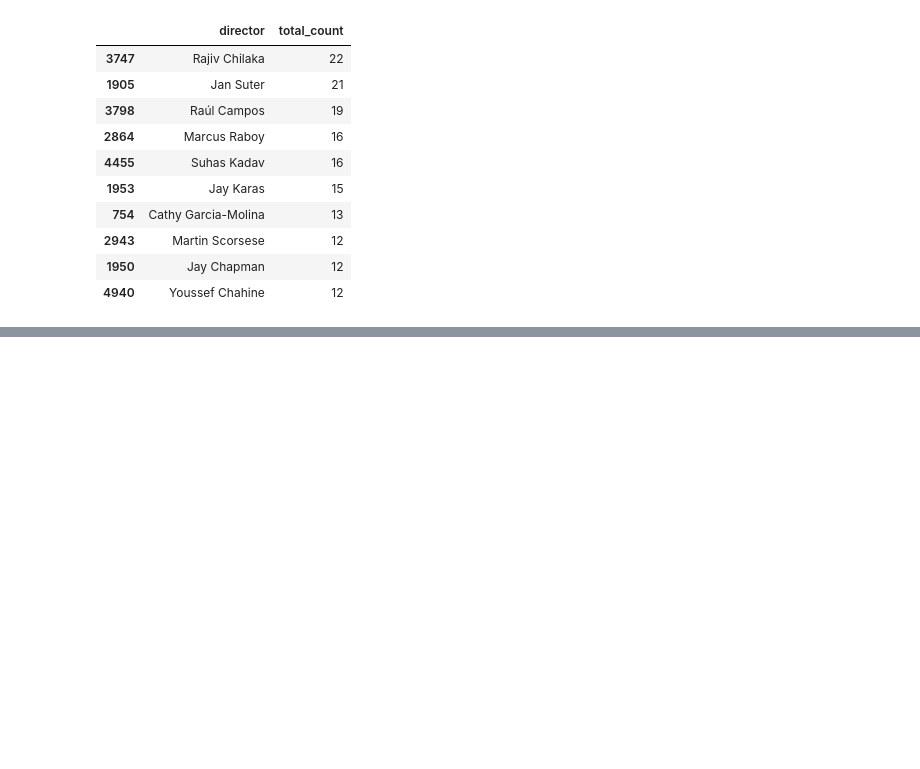
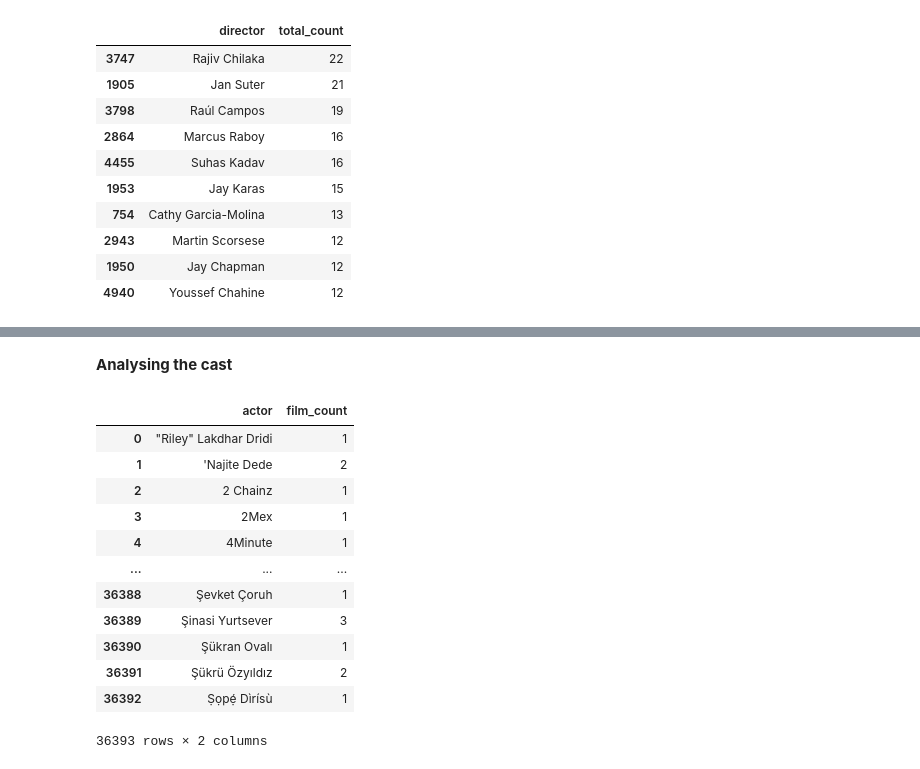
Before and after one commit to pragnakulkarni/Netflix-Movies-and-TV-Shows, a Jupyter notebook: Welcome_To_Colab.ipynb, the cells around one changed output, grey strips where cells are left out. Drawn from its saved outputs; the diff is of its cells as text; code cells hidden in the pictures; blank space fills up the shorter version.

```diff
--- a/Welcome_To_Colab.ipynb
+++ b/Welcome_To_Colab.ipynb
@@ -245,0 +253,23 @@ top10Directors
+# %% [markdown]
+**Analysing the cast**
+# %%
+all_actors = netflix_df['cast'].str.split(',',expand = True).stack()
+all_actors = all_actors.to_frame()
+all_actors.columns = ['actor']
+all_actors['actor'] = all_actors['actor'].str.strip()
+all_actors = all_actors.groupby(['actor']).size().reset_index(name = 'film_count')
+all_actors
+# %% [output]
+|  | actor | film_count |
+| 0 | "Riley" Lakdhar Dridi | 1 |
+| 1 | 'Najite Dede | 2 |
+| 2 | 2 Chainz | 1 |
+| 3 | 2Mex | 1 |
+| 4 | 4Minute | 1 |
+| ... | ... | ... |
+| 36388 | Şevket Çoruh | 1 |
+| 36389 | Şinasi Yurtsever | 3 |
+| 36390 | Şükran Ovalı | 1 |
+| 36391 | Şükrü Özyıldız | 2 |
+| 36392 | Ṣọpẹ́ Dìrísù | 1 |
+36393 rows × 2 columns
```
Also changed, not shown: parts of 8 cells of this notebook.
